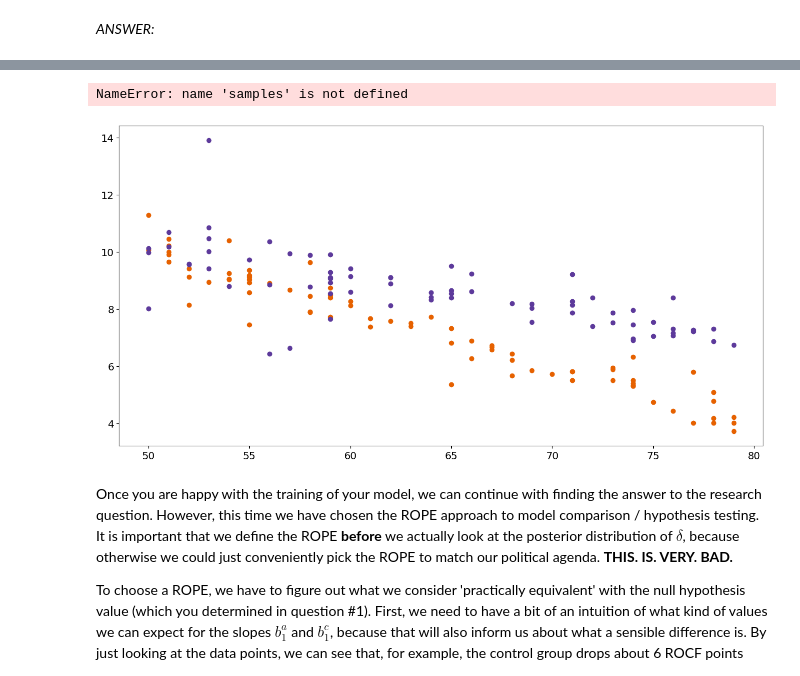
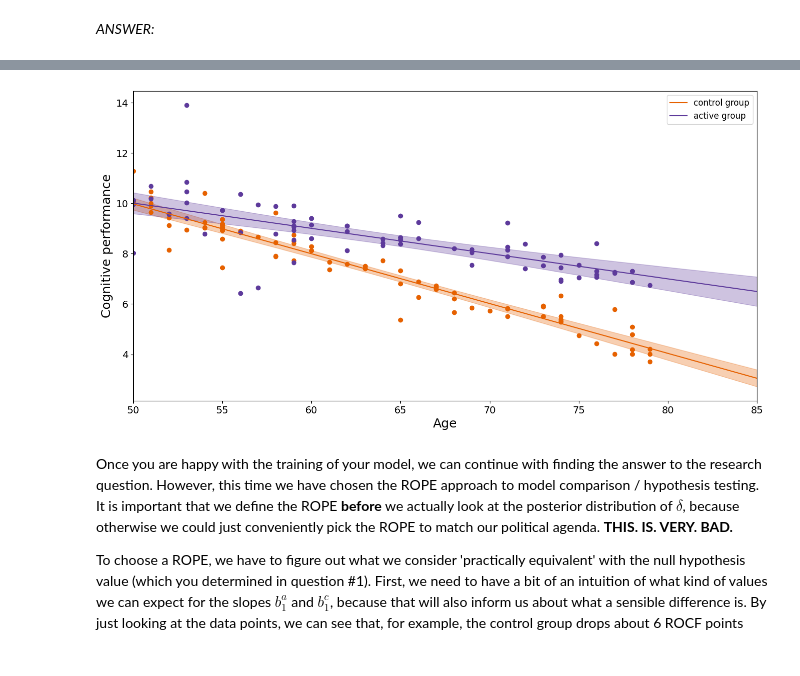
Before and after one commit to DerOeko/SOW-BKI203BS, a Jupyter notebook: LargeAssignment3/Ferdinand_Paar_s1128559_Samuel_Nellessen_s1102282_Assignment_LargeAssignment3.ipynb, the cells around one changed output, grey strips where cells are left out. Saved outputs shown, nothing was run; the diff lists cells and outputs as text; code cells hidden in the pictures.

```diff
--- a/LargeAssignment3/Ferdinand_Paar_s1128559_Samuel_Nellessen_s1102282_Assignment_LargeAssignment3.ipynb
+++ b/LargeAssignment3/Ferdinand_Paar_s1128559_Samuel_Nellessen_s1102282_Assignment_LargeAssignment3.ipynb
@@ -172,21 +173,32 @@ Much of the code for the visualization was already provided in Lecture 6 and Lar
 _ANSWER:_
 # %%
 %%time
+	# 	b[1,1] = intercept for control
+	# 	b[1,2] = slope for control
+	# 	b[2,1] = intercept for active
+	# b[2,2] = slope for active
 
 code = '''
 model{
     for (k in 1:2) {
-        ...
+    b[k,1] ~ dnorm(0, 0.01)
+    b[k,2] ~ dnorm(0, 0.01)
+    sigma[k] ~ dunif(0.0001, 500)
+    tau[k] <- pow(sigma[k], -2)
     }
 
+     # Likelihood for control group
     for (i in 1:n_control) {
-        ...
+        mu_c[i] <- b[1,1] + b[1,2] * x_control[i]
+        y_control[i] ~ dnorm(mu_c[i], tau[1])
     }
 
-    for (i in 1:n_active) {
-        ...
+    # Likelihood for active group
+    for (j in 1:n_active) {
+        mu_a[j] <- b[2,1] + b[2,2] * x_active[j]
+        y_active[j] ~ dnorm(mu_a[j], tau[2])
     }
-    delta <- ...
+    delta <- b[2,1] - b[1,1]
 }
 '''
 
@@ -200,5 +212,5 @@ num_samples = 10_000
 num_chains = 4
 
 m = pj.Model(code=code, data=data, chains=num_chains)
-samples = m.sample(num_samples, vars=[...])
+samples = m.sample(num_samples, vars=['b', 'sigma', 'delta'])
 # %% [output]
@@ -208,40 +221,39 @@ syntax error on line 4 near "."
 # %%
 plt.figure(figsize=(16, 8))
 ax = plt.gca()
 
 ax.plot(x_control, y_control, 'o', color=colors[0])
 ax.plot(x_active, y_active, 'o', color=colors[1])
 
 m = 100
 x_range = np.linspace(50, 85, num=m)
 # Rename the variables to match your JAGS code!
 
-w0_samples = np.reshape(samples['w0'], newshape=(2, num_samples*num_chains))
-w1_samples = np.reshape(samples['w1'], newshape=(2, num_samples*num_chains))
+w0_samples = np.reshape(samples['b'][:,0], newshape=(2, num_samples*num_chains))
+w1_samples = np.reshape(samples['b'][:,1], newshape=(2, num_samples*num_chains))
 
 x_repeat = np.repeat(x_range[:, np.newaxis], num_samples*num_chains, axis=1).T
 
 for k in range(2):
     w0_repeat = np.repeat(w0_samples[k][:, np.newaxis], m, axis=1)
     w1_repeat = np.repeat(w1_samples[k][:, np.newaxis], m, axis=1)
     mu_samples = w0_repeat + w1_repeat*x_repeat
 
-    mu_exp = ...
-    mu_lower = ...
-    mu_upper = ...
+    mu_exp = np.mean(mu_samples, axis=0).flatten()
+    mu_lower = np.percentile(mu_samples, 2.5, axis=0).flatten()
+    mu_upper = np.percentile(mu_samples, 97.5, axis=0).flatten()
 
     ax.plot(x_range, mu_exp, color=colors[k],
             label=f'{labels[k]} group')
     ax.fill_between(x_range,
                     mu_lower,
                     mu_upper, color=colors[k], alpha=0.3)
 ax.legend()
 ax.set_xlabel('Age')
 ax.set_ylabel('Cognitive performance')
 ax.set_xlim([x_range[0], x_range[-1]]);
 # %% [output]
-NameError: name 'samples' is not defined
-[figure, old version]
+[figure, new version]
 # %% [markdown]
 Once you are happy with the training of your model, we can continue with finding the answer to the research question. However, this time we have chosen the ROPE approach to model comparison / hypothesis testing. It is important that we define the ROPE __before__ we actually look at the posterior distribution of $\delta$, because otherwise we could just conveniently pick the ROPE to match our political agenda. __THIS. IS. VERY. BAD.__
 
```
Also changed, not shown: parts of 2 cells of this notebook.
